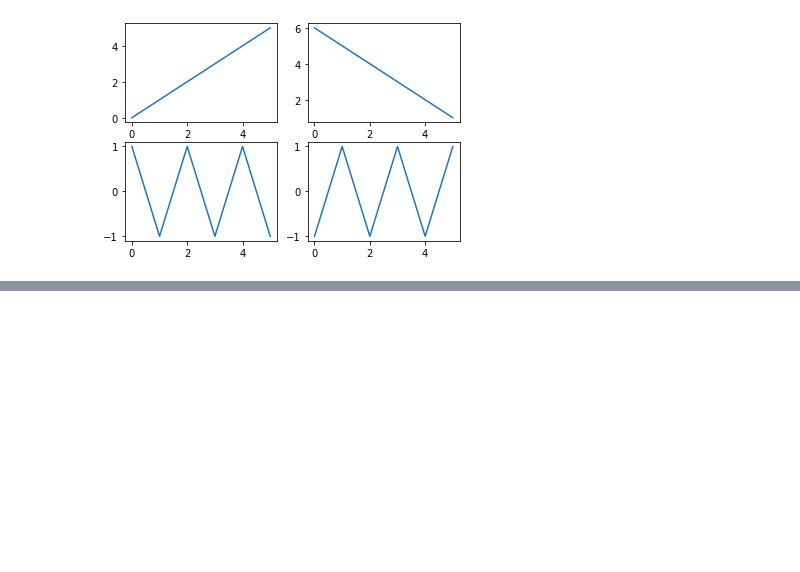
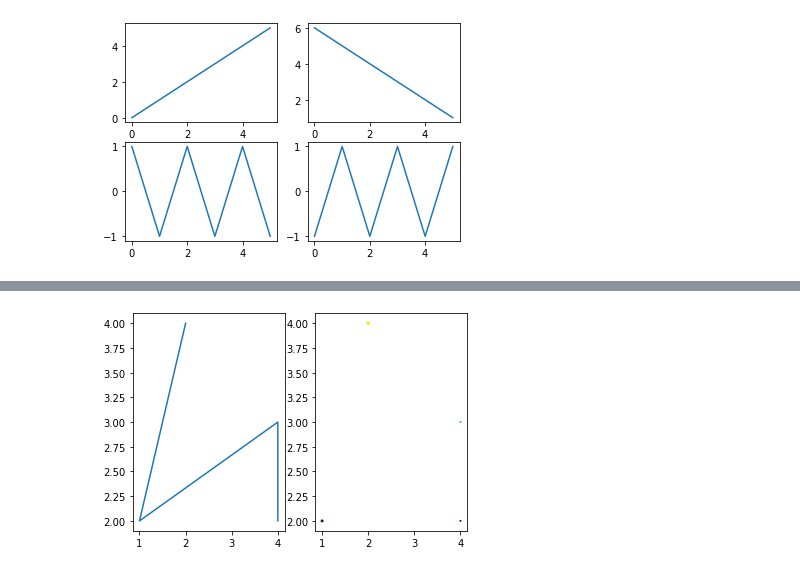
Before and after one commit to annassanchez/HY-2021-DataScience, a Jupyter notebook: week03/Week03.ipynb, the cells around one changed output, grey strips where cells are left out. Cells and saved outputs as stored; diff of their text form; code cells hidden in the pictures; blank space fills up the shorter version.

```diff
--- a/week03/Week03.ipynb
+++ b/week03/Week03.ipynb
@@ -702,0 +713,9 @@ plt.show()
+# %%
+def subfigures(a):
+    plt.subplot(1, 2, 1)
+    plt.plot(a[:,0],a[:,1])
+    plt.subplot(1, 2, 2)
+    plt.scatter(a[:,0], a[:,1], c = a[:,2], s = a[:,3])
+    return plt.show()
+# %%
+a = np.array([x_1, x_2, y_1, y_2])
@@ -702,0 +729,4 @@ plt.show()
+# %%
+subfigures(a)
+# %% [output]
+[figure, added]
```
Also changed, not shown: parts of 3 cells of this notebook.
